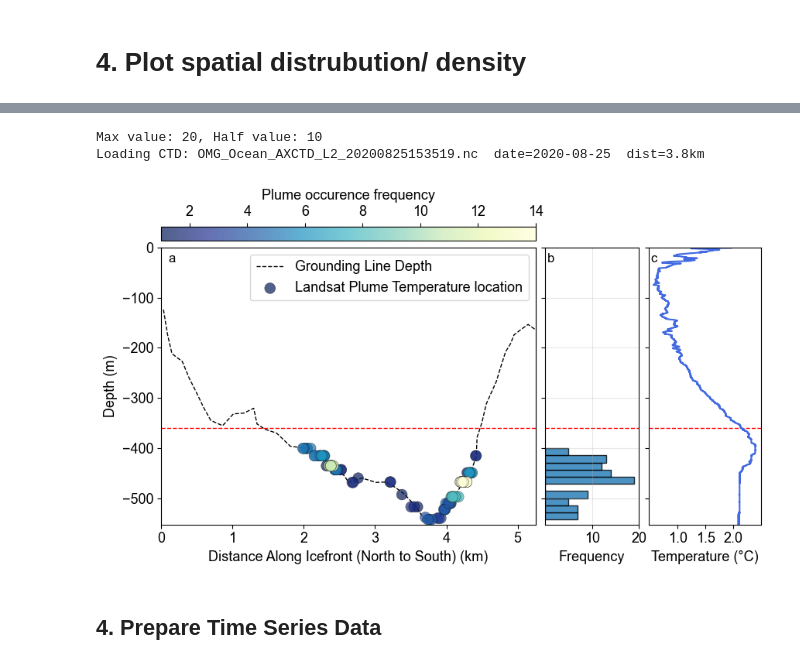
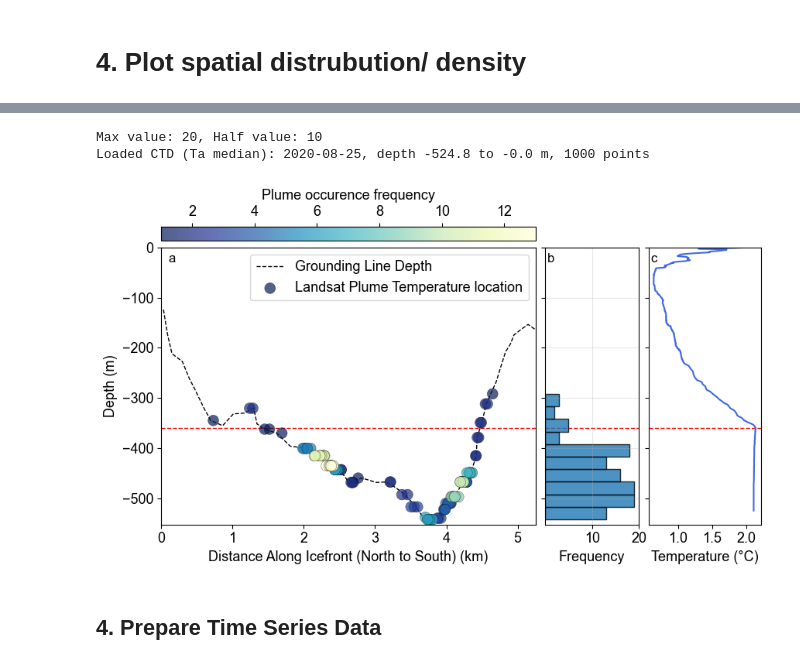
Before and after one commit to ry-ing/landsat-plume-proxy-analysis, a Jupyter notebook: scripts/plot_PlumeSST.ipynb, the cells around one changed output, grey strips where cells are left out. Saved outputs shown, nothing was run; the diff lists cells and outputs as text; code cells hidden in the pictures.

```diff
--- a/scripts/plot_PlumeSST.ipynb
+++ b/scripts/plot_PlumeSST.ipynb
@@ -705,8 +703,8 @@ ax_ctd = fig.add_subplot(gs[1, 2])   # CTD plot
 
 # 2. Main plot (grounding line with scatter)
 # Extract distances and depths from the dataframe
-distances = df['distance_along_icefront'].values
-depths = df['gl_depth'].values
+distances = df_before_filter['distance_along_icefront'].values
+depths = df_before_filter['gl_depth'].values
 
 # Define the number of bins for the 2D histogram. You can adjust this value.
 n_bins = 20
@@ -784,47 +782,44 @@ half_val = int(round(0.5 * ax_hist.get_xlim()[1], 1))
 print(f'Max value: {max_val}, Half value: {half_val}')
 ax_hist.set_xlim(0, max_val)
 ax_hist.set_xticks([half_val, max_val])
 ax_hist.set_xticklabels([half_val, max_val])
 
 ax_hist.text(0.02, 0.98, 'b', transform=ax_hist.transAxes,
              fontsize=12, va='top', ha='left')
 
-# 5. CTD subplot - load 2020 OMG CTD profile from cache CSV
-ctd_cache = pd.read_csv(REPO_ROOT / 'data/STORE_CTD_landsat_matches_cache.csv')
-ctd_row_2020 = ctd_cache[ctd_cache['ctd_date'] == '2020-08-25'].iloc[0]
-ctd_path = Path(cfg['paths']['omg_ctd_dir']) / ctd_row_2020['ctd_file']
-print(f"Loading CTD: {ctd_row_2020['ctd_file']}  date={ctd_row_2020['ctd_date']}  dist={ctd_row_2020['ctd_dist_km']}km")
-ctd_ds = xr.open_dataset(ctd_path, decode_timedelta=False)
-CTD_depth_raw = ctd_ds['depth'].values.squeeze()
-CTD_temp = ctd_ds['temperature'].values.squeeze()
-# sort surface to bottom; negate depth for plotting convention (0=surface, negative=deeper)
-sort_idx = np.argsort(CTD_depth_raw)
-CTD_depth = -CTD_depth_raw[sort_idx]
-CTD_temp = CTD_temp[sort_idx]
+# 5. CTD subplot - 2020-08-25 ambient CTD profile (Ta) from plume ensemble
+ens_ds = xr.open_dataset(REPO_ROOT / 'data/ctd_plume_simulations/STORE_CTD_plume_ensembles.nc')
+match_idx = 2  # 2020-08-25 (matches STORE_CTD_landsat_matches_cache.csv row order)
+Ta_med = ens_ds['Ta'].isel(match=match_idx).median(dim='ensemble_run')[::-1]
+z_med  = ens_ds['z'].isel(match=match_idx).median(dim='ensemble_run')[::-1]
+valid = ~(np.isnan(z_med.values) | np.isnan(Ta_med.values))
+CTD_depth = z_med.values[valid]  # already negative (0=surface, negative=deeper)
+CTD_temp  = Ta_med.values[valid]
+print(f"Loaded CTD (Ta median): 2020-08-25, depth {CTD_depth.min():.1f} to {CTD_depth.max():.1f} m, {valid.sum()} points")
 
 ax_ctd.plot(CTD_temp, CTD_depth, color='royalblue',
             linewidth=1.5, label='Temperature')
 ax_ctd.set_xlabel('Temperature (°C)')
 ax_ctd.set_ylim(ax_main.get_ylim())  # Match y-limits with main plot
 ax_ctd.yaxis.set_tick_params(labelleft=False)
 ax_ctd.text(0.02, 0.98, 'c', transform=ax_ctd.transAxes,
              fontsize=12, va='top', ha='left')
 ax_ctd.set_xticks(np.arange(1, 2.5, 0.5))
 
 for ax in [ax_main, ax_hist, ax_ctd]:
     ax.axhline(-360, color='red', linestyle='--', linewidth=1, zorder=0)
 # savefigure
 plt.tight_layout(rect=[0, 0, 1, 0.95]) # Adjust layout to prevent title overlap
 # Create figures directory if it doesn't exist
 # os.makedirs('%s/figures' % (script_dir), exist_ok=True)
 # plt.savefig(r'%s/figures/STORE_plume_frequency_plot_south.png' % (script_dir), dpi=300, bbox_inches='tight')
 
 # Display the plot
 plt.show()
 # %% [output]
 Max value: 20, Half value: 10
-Loading CTD: OMG_Ocean_AXCTD_L2_20200825153519.nc  date=2020-08-25  dist=3.8km
+Loaded CTD (Ta median): 2020-08-25, depth -524.8 to -0.0 m, 1000 points
-[figure, old version]
+[figure, new version]
 # %% [markdown]
 ## 4. Prepare Time Series Data
 # %%
```
Also changed, not shown: parts of 15 cells of this notebook, 3 other files.
